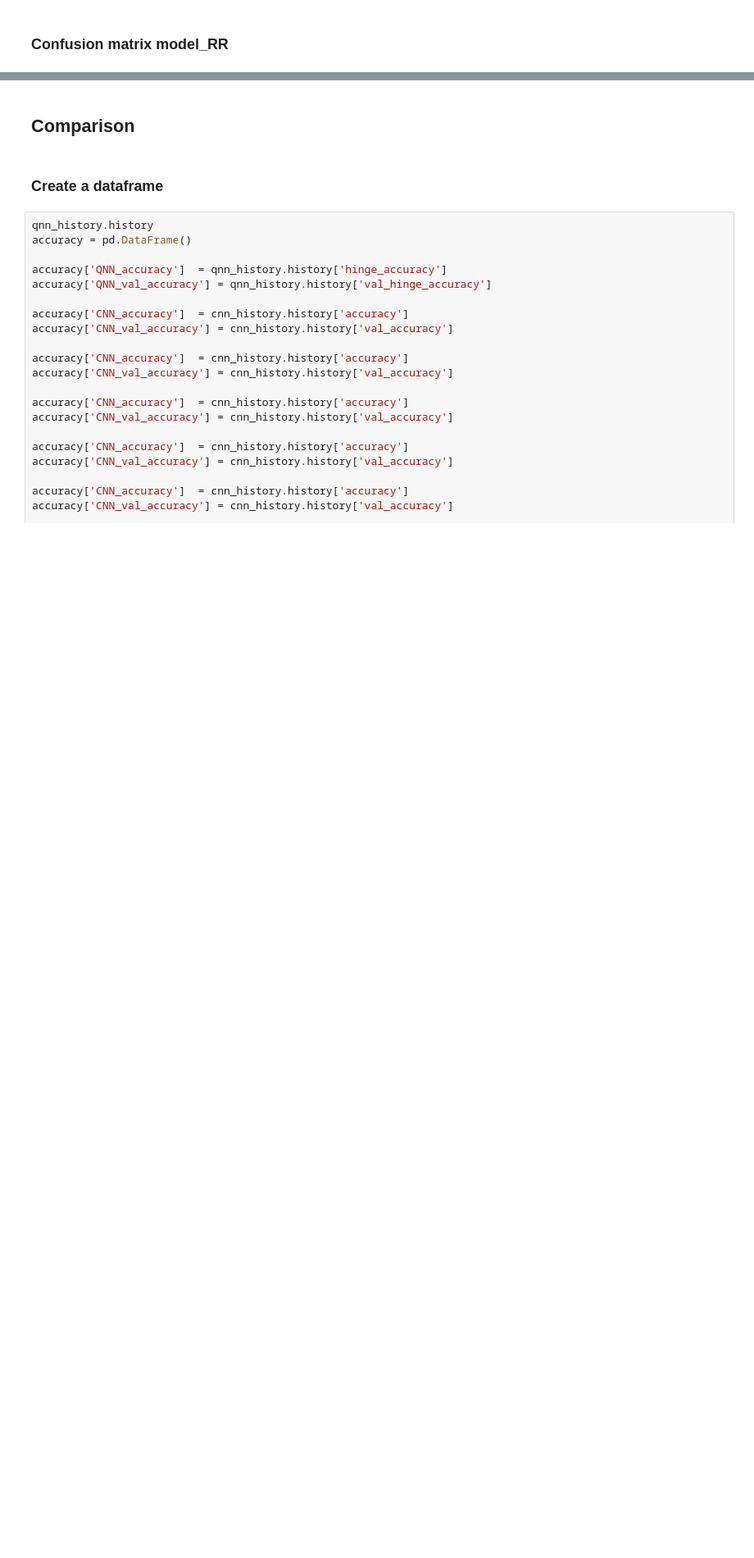
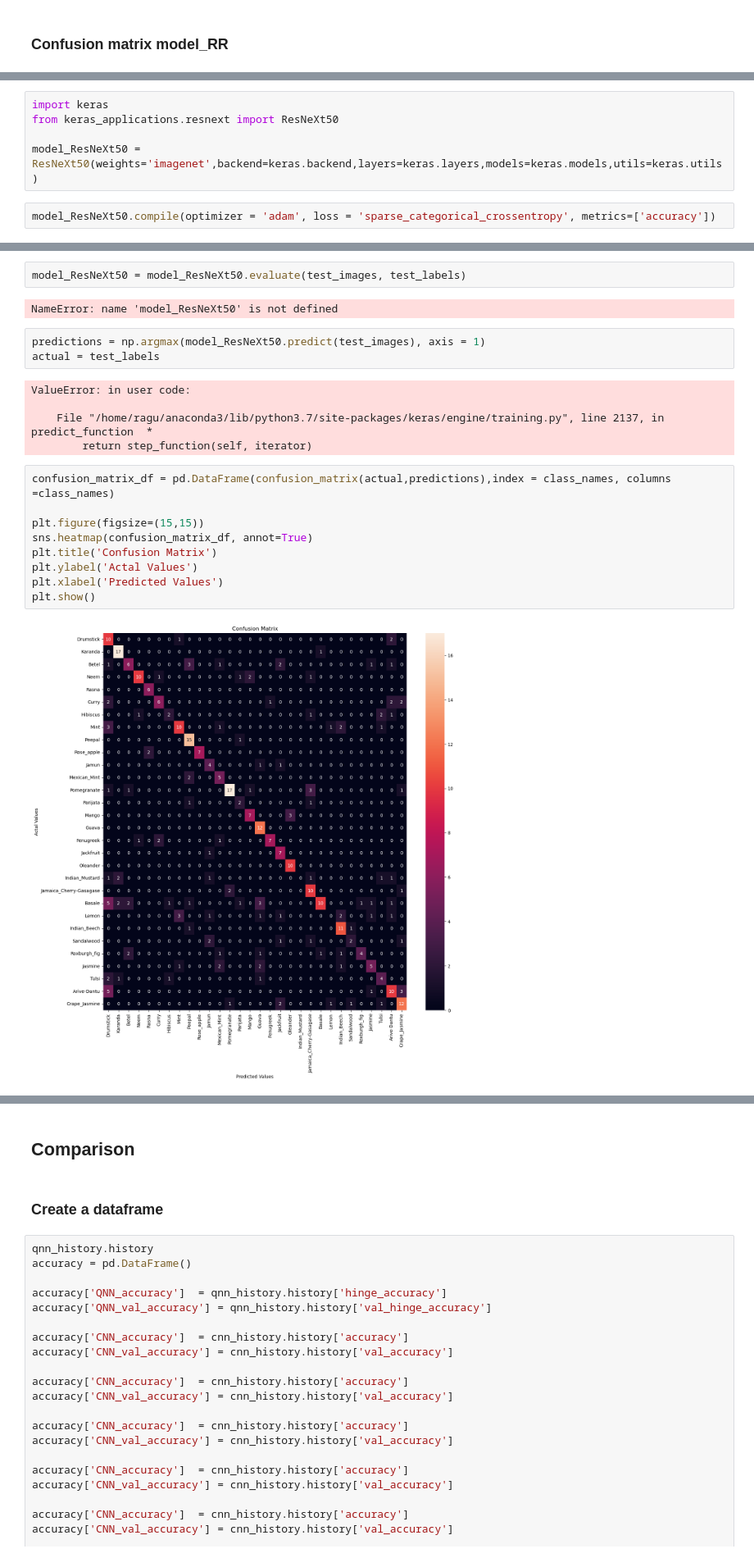
Before and after one commit to ragu8/CLASSIFICATION, a Jupyter notebook: Final.ipynb, the cells around one changed output, grey strips where cells are left out. Shown: that part at 82% size. Cells and saved outputs as stored; diff of their text form; blank space fills up the shorter version.

```diff
--- a/Final.ipynb
+++ b/Final.ipynb
@@ -137,0 +127,7 @@ plt.show()
+# %%
+import keras
+from keras_applications.resnext import ResNeXt50
+
+model_ResNeXt50 = ResNeXt50(weights='imagenet',backend=keras.backend,layers=keras.layers,models=keras.models,utils=keras.utils)
+# %%
+model_ResNeXt50.compile(optimizer = 'adam', loss = 'sparse_categorical_crossentropy', metrics=['accuracy'])
@@ -137,0 +138,23 @@ plt.show()
+# %%
+model_ResNeXt50 = model_ResNeXt50.evaluate(test_images, test_labels)
+# %% [output]
+NameError: name 'model_ResNeXt50' is not defined
+# %%
+predictions = np.argmax(model_ResNeXt50.predict(test_images), axis = 1)
+actual = test_labels
+# %% [output]
+ValueError: in user code:
+
+    File "/home/ragu/anaconda3/lib/python3.7/site-packages/keras/engine/training.py", line 2137, in predict_function  *
+        return step_function(self, iterator)
+# %%
+confusion_matrix_df = pd.DataFrame(confusion_matrix(actual,predictions),index = class_names, columns =class_names)
+
+plt.figure(figsize=(15,15))
+sns.heatmap(confusion_matrix_df, annot=True)
+plt.title('Confusion Matrix')
+plt.ylabel('Actal Values')
+plt.xlabel('Predicted Values')
+plt.show()
+# %% [output]
+[figure, added]
```
Also changed, not shown: parts of 10 cells of this notebook.
